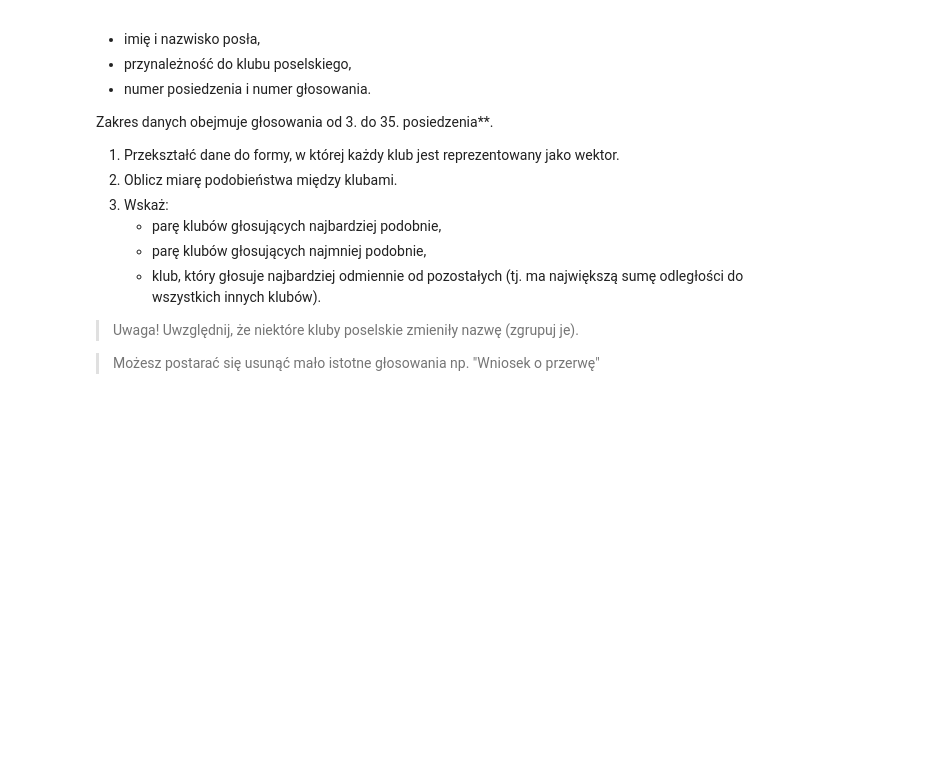
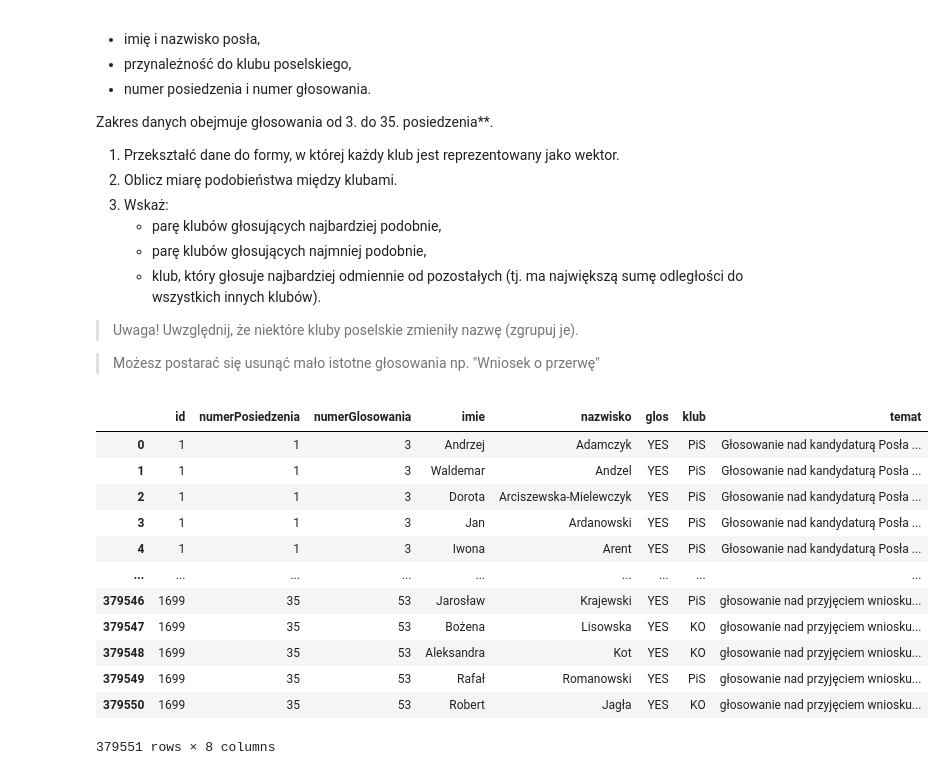
Before and after one commit to Jvsin/ai-studies, a Jupyter notebook: amum2025/Lab10/Lab10.ipynb, the cells around one changed output. Saved outputs shown, nothing was run; the diff lists cells and outputs as text; code cells hidden in the pictures; blank space fills up the shorter version.

```diff
--- a/amum2025/Lab10/Lab10.ipynb
+++ b/amum2025/Lab10/Lab10.ipynb
@@ -272,4 +272,21 @@ Zakres danych obejmuje głosowania od 3. do 35. posiedzenia**.
 
 > Możesz postarać się usunąć mało istotne głosowania np. "Wniosek o przerwę"
 # %%
-# UZUPEŁNIJ
+import pandas as pd
+
+data = pd.read_csv('glosowanie.csv', sep=',', encoding='utf-8', header=0)
+data
+# %% [output]
+|  | id | numerPosiedzenia | numerGlosowania | imie | nazwisko | glos | klub | temat |
+| 0 | 1 | 1 | 3 | Andrzej | Adamczyk | YES | PiS | Głosowanie nad kandydaturą Posła ... |
+| 1 | 1 | 1 | 3 | Waldemar | Andzel | YES | PiS | Głosowanie nad kandydaturą Posła ... |
+| 2 | 1 | 1 | 3 | Dorota | Arciszewska-Mielewczyk | YES | PiS | Głosowanie nad kandydaturą Posła ... |
+| 3 | 1 | 1 | 3 | Jan | Ardanowski | YES | PiS | Głosowanie nad kandydaturą Posła ... |
+| 4 | 1 | 1 | 3 | Iwona | Arent | YES | PiS | Głosowanie nad kandydaturą Posła ... |
+| ... | ... | ... | ... | ... | ... | ... | ... | ... |
+| 379546 | 1699 | 35 | 53 | Jarosław | Krajewski | YES | PiS | głosowanie nad przyjęciem wniosku... |
+| 379547 | 1699 | 35 | 53 | Bożena | Lisowska | YES | KO | głosowanie nad przyjęciem wniosku... |
+| 379548 | 1699 | 35 | 53 | Aleksandra | Kot | YES | KO | głosowanie nad przyjęciem wniosku... |
+| 379549 | 1699 | 35 | 53 | Rafał | Romanowski | YES | PiS | głosowanie nad przyjęciem wniosku... |
+| 379550 | 1699 | 35 | 53 | Robert | Jagła | YES | KO | głosowanie nad przyjęciem wniosku... |
+379551 rows × 8 columns
```
Also changed, not shown: parts of 3 cells of this notebook.
